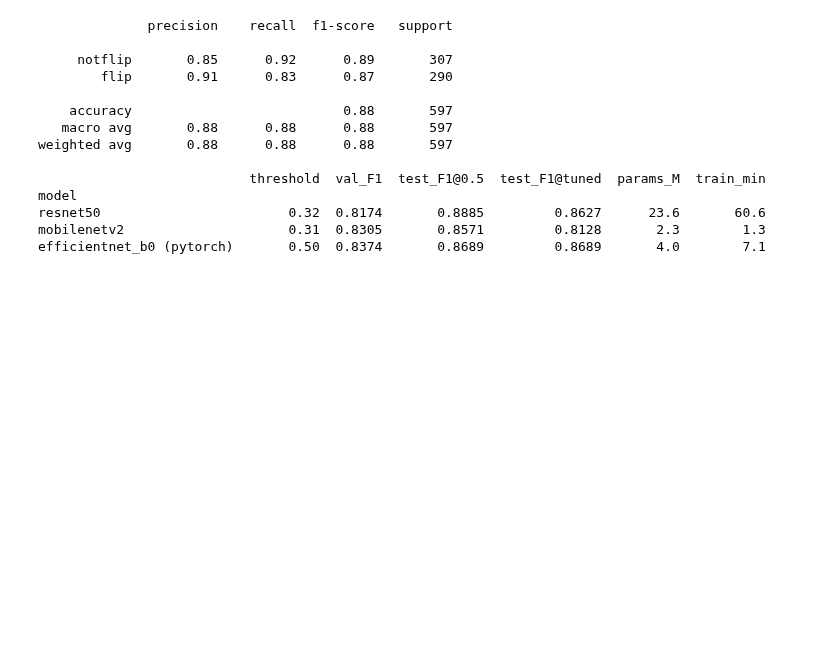
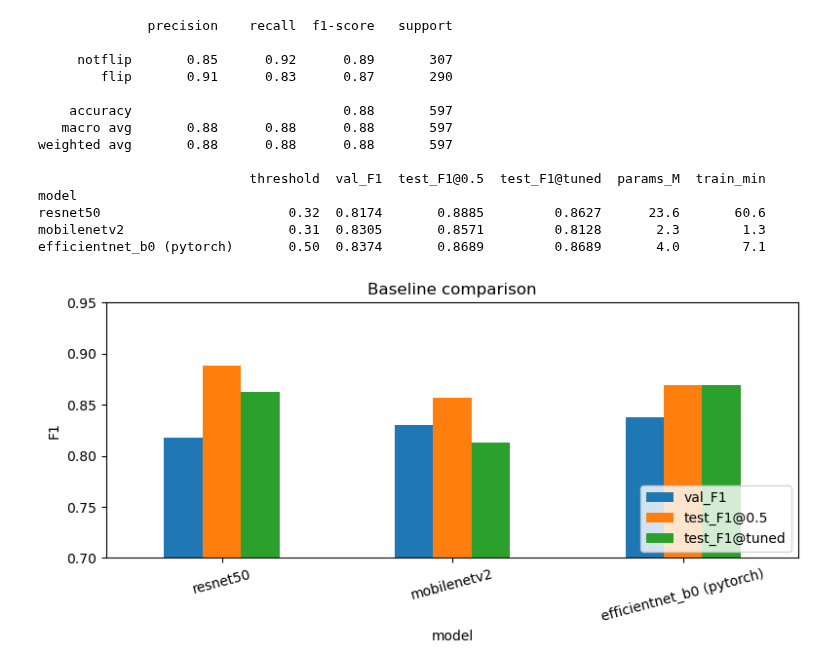
Before and after one commit to DillonR03/MonReader, a Jupyter notebook: MonReaderNotebook.ipynb, the cells around one changed output. Cells and saved outputs as stored; diff of their text form; code cells hidden in the pictures; blank space fills up the shorter version.

```diff
--- a/MonReaderNotebook.ipynb
+++ b/MonReaderNotebook.ipynb
@@ -782,3 +806,10 @@ model
 resnet50                        0.32  0.8174       0.8885         0.8627      23.6       60.6
 mobilenetv2                     0.31  0.8305       0.8571         0.8128       2.3        1.3
 efficientnet_b0 (pytorch)       0.50  0.8374       0.8689         0.8689       4.0        7.1
+# %%
+comp = pd.DataFrame([resnet_summary, mobile_summary, eff_summary]).set_index("model")
+comp[["val_F1", "test_F1@0.5", "test_F1@tuned"]].plot(kind="bar", figsize=(8, 4), ylim=(0.7, 0.95))
+plt.ylabel("F1"); plt.title("Baseline comparison"); plt.xticks(rotation=15)
+plt.legend(loc="lower right"); plt.tight_layout(); plt.show()
+# %% [output]
+[figure, added]
```
Also changed, not shown: parts of 3 cells of this notebook.
